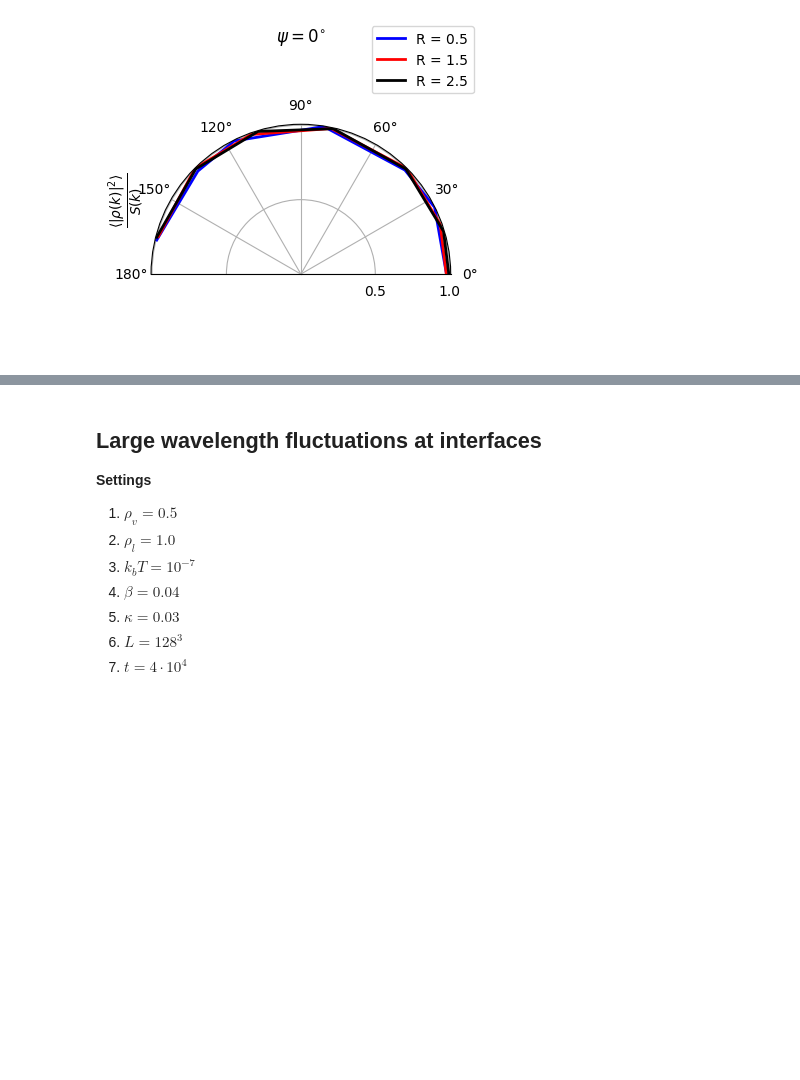
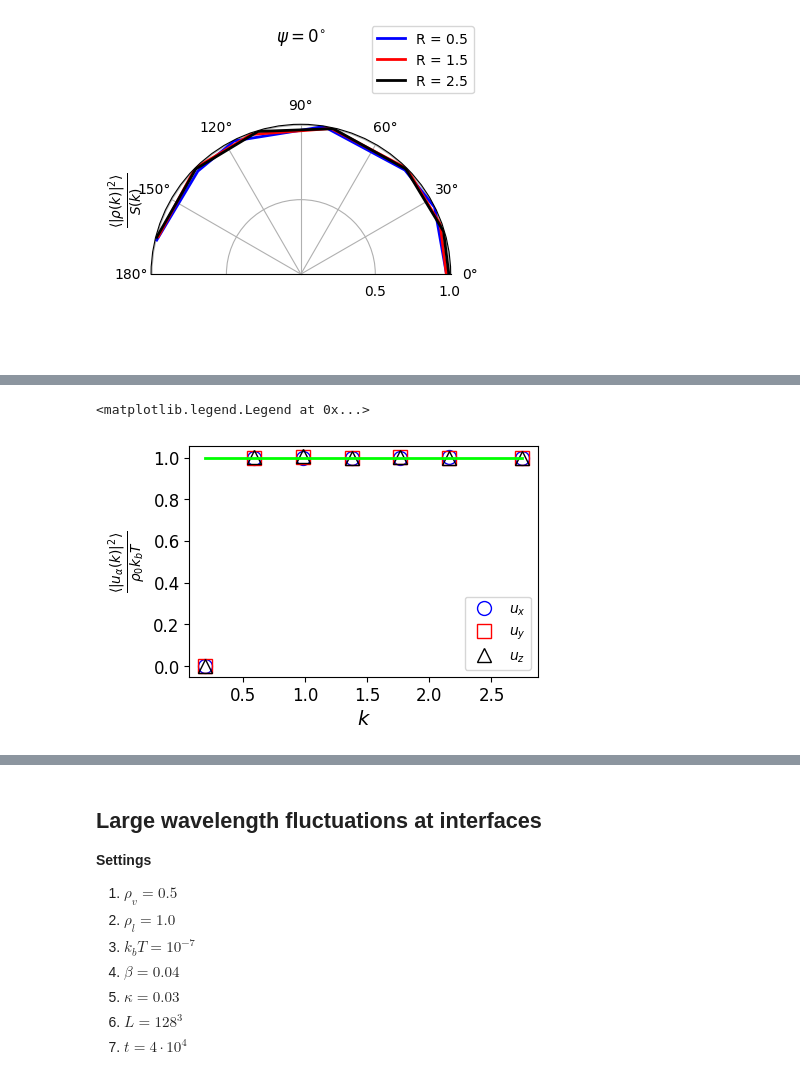
Before and after one commit to nkarthi95/LBMeX, a Jupyter notebook: src_lbm/gross_validation/gross_validation.ipynb, the cells around one changed output, grey strips where cells are left out. Cells and saved outputs as stored; diff of their text form; code cells hidden in the pictures; blank space fills up the shorter version.

```diff
--- a/src_lbm/gross_validation/gross_validation.ipynb
+++ b/src_lbm/gross_validation/gross_validation.ipynb
@@ -917,34 +996,37 @@ G.diagonal()[1:4]
 data = [np.array(ad[('boxlib', 'struct_fact_ux_ux')]).reshape(L, L, L),
         np.array(ad[('boxlib', 'struct_fact_uy_uy')]).reshape(L, L, L),
         np.array(ad[('boxlib', 'struct_fact_uz_uz')]).reshape(L, L, L)]
 
 ar = 1.5
 sz = 3
 fig, ax = plt.subplots(1, 1, figsize = (sz*ar, sz))
 
 colors = ['b', "r", "k"]
 markers = ["o", "s", '^']
 labels = [r"$u_x$", r"$u_y$", r"$u_z$"]
 
 for i, d in enumerate(data):
         # x, y = spherically_averaged_shells(d)
         x, y = spherically_averaged_structure_factor(d, rho_data, scale_factor = 1)
         x, y = make_bins(x, binsize, to_bin2 = y)
 
         ax.plot(x, y,
                 marker = markers[i], color = colors[i],
                 markerfacecolor = "None", markersize = 10,
                 linestyle = "None", label = labels[i])
 
 ax.plot(x, [1]*x.size, 'lime', lw = 2)
 
 ax.set_xlabel(r"$k$", fontsize = 14)
 ax.set_ylabel(r"$\frac{ \langle | u_{\alpha}(k) | ^2 \rangle }{\rho_{0}k_b T}$", fontsize = 14)
 
 ax.tick_params(axis='both', which='major', labelsize=12)
 ax.tick_params(axis='both', which='minor', labelsize=10)
 ax.legend()
-ax.set_ylim([0.9, 1.1])
+# ax.set_ylim([0.9, 1.1])
+# %% [output]
+<matplotlib.legend.Legend at 0x...>
+[figure, added]
 # %%
 sz = 4
 fig, tax = plt.subplots(1, 3, figsize = (sz*3, sz), subplot_kw={'projection': 'polar'})
```
Also changed, not shown: parts of 18 cells of this notebook, 3 other files.
